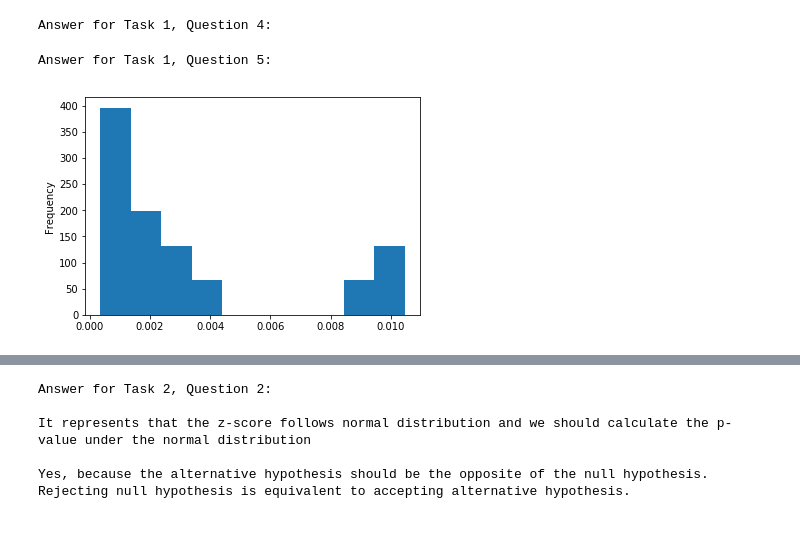
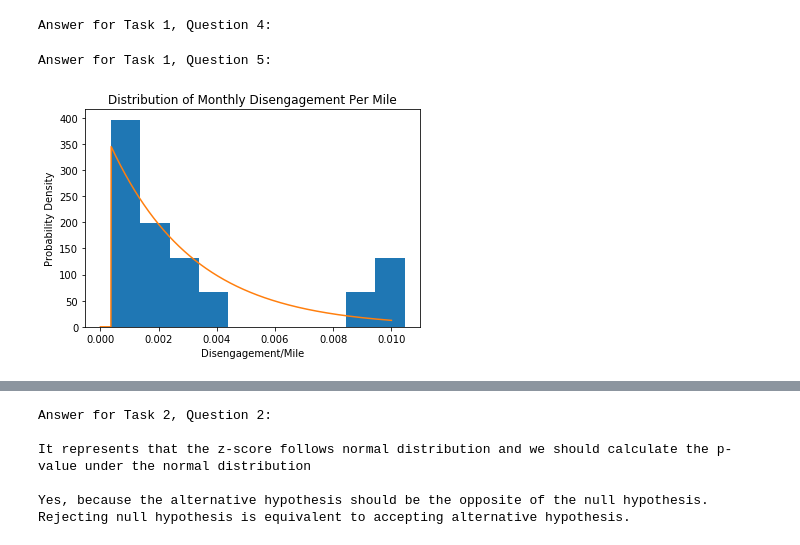
Before and after one commit to diditong/cs498_project_1, a Jupyter notebook: Mini Project 1.ipynb, the cells around one changed output, grey strips where cells are left out. Cells and saved outputs as stored; diff of their text form; code cells hidden in the pictures.

```diff
--- a/Mini Project 1.ipynb
+++ b/Mini Project 1.ipynb
@@ -162,11 +166,18 @@ Answer for Task 1, Question 4:
 # %%
 # Task 1, Question 5
 print("Answer for Task 1, Question 5: \n")
 trend.ratio.plot(kind = "hist", density = True)
+loc_q5, scale_q5 = st.expon.fit(trend.ratio)
+x_q5 = np.linspace(0.0,0.01,1000)
+y_q5 = st.expon.pdf(x_q5,loc_q5,scale_q5)
+plt.plot(x_q5,y_q5)
+plt.title("Distribution of Monthly Disengagement Per Mile")
+plt.xlabel("Disengagement/Mile")
+plt.ylabel("Probability Density")
 plt.show()
 # %% [output]
 Answer for Task 1, Question 5:
-[figure, old version]
+[figure, new version]
 # %%
 # Task 2, Question 1
 df_merge = pd.merge(left = df1, right = df2, on = ["Month", "Car"])
```
Also changed, not shown: parts of 2 cells of this notebook.
